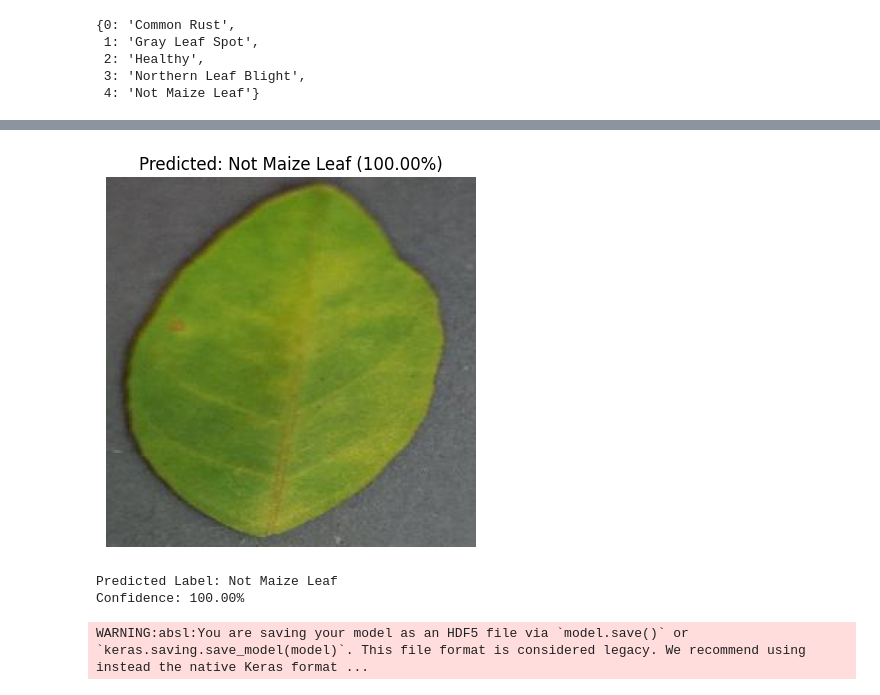
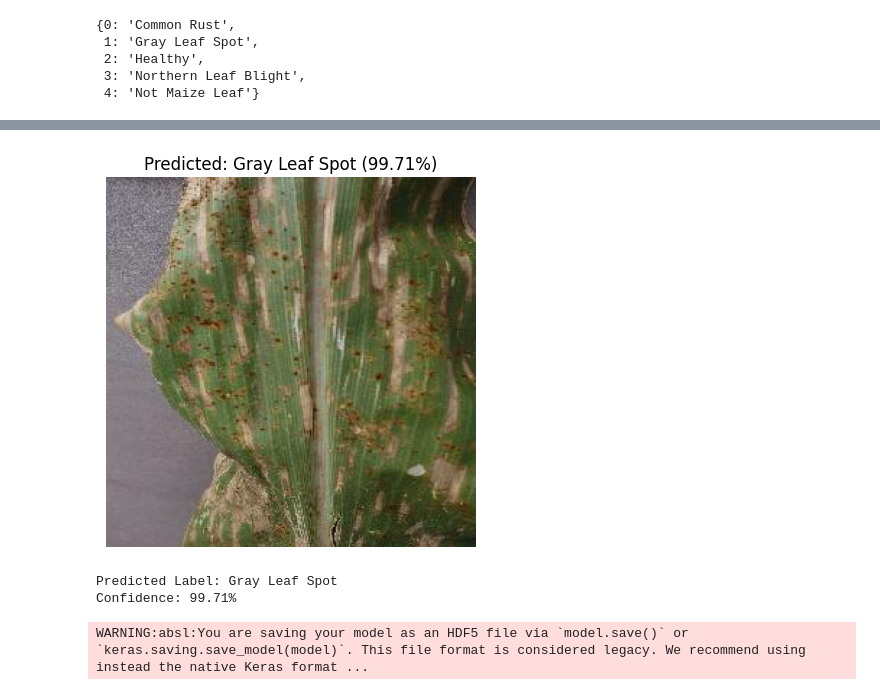
Before and after one commit to Farman002/Disease_Identification_In_Maize_Leaf_Using_CNN, a Jupyter notebook: MaizeModel.ipynb, the cells around one changed output, grey strips where cells are left out. Drawn from its saved outputs; the diff is of its cells as text; code cells hidden in the pictures.

```diff
--- a/MaizeModel.ipynb
+++ b/MaizeModel.ipynb
@@ -155,7 +156,7 @@ model.compile(optimizer='adam',
               metrics=["accuracy"])
 # %%
 hist = model.fit(train_image_gen,
-                 epochs=50,
+                 epochs=100,
                  validation_data=validation_image_gen,
                  batch_size=32,
                  verbose=1
@@ -239,6 +238,6 @@ def classify_single_image(image_path):
     plt.show()
     print(f"Predicted Label: {class_names[predicted_class]}")
     print(f"Confidence: {confidence:.2f}%")
-image_path = 'MaizeLeafDataset/Not Maize Leaf/NotMaizeLeaf (8).JPG'
+image_path = 'MaizeLeafDataset/Gray Leaf Spot/Gray_Leaf_Spot (8).JPG'
 classify_single_image(image_path)
 # %% [output]
@@ -246,6 +245,6 @@ classify_single_image(image_path)
-[figure, old version]
+[figure, new version]
-Predicted Label: Not Maize Leaf
-Confidence: 100.00%
+Predicted Label: Gray Leaf Spot
+Confidence: 99.71%
 # %%
 model.save('maize-leaf-disease-model-1.h5')
 # %% [output]
```
Also changed, not shown: parts of 6 cells of this notebook, 3 other files.
